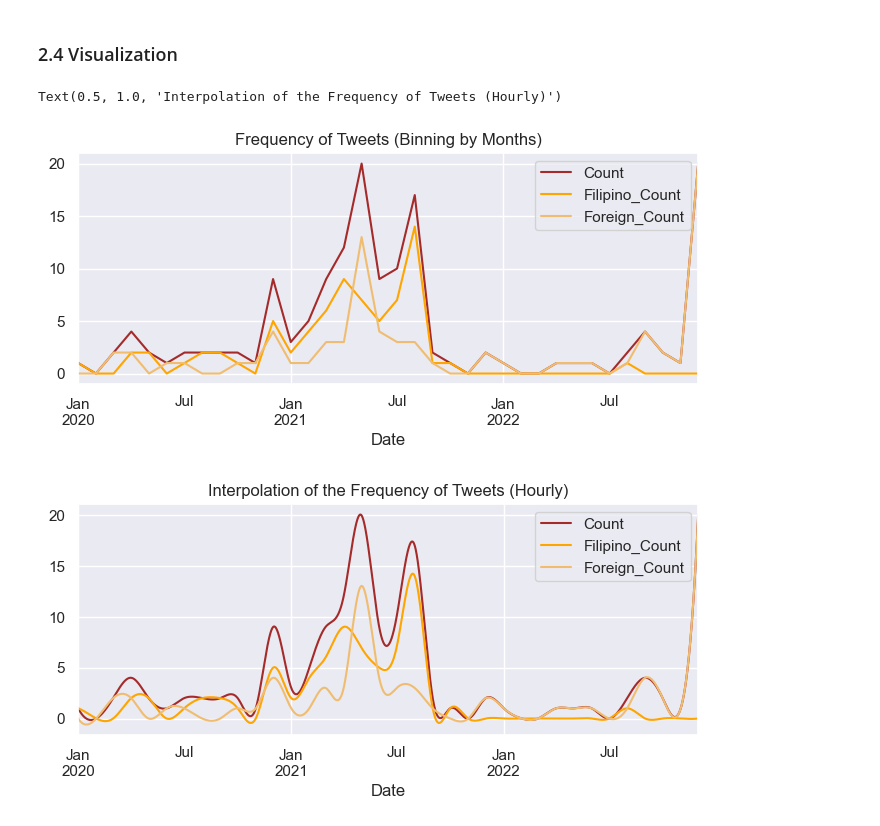
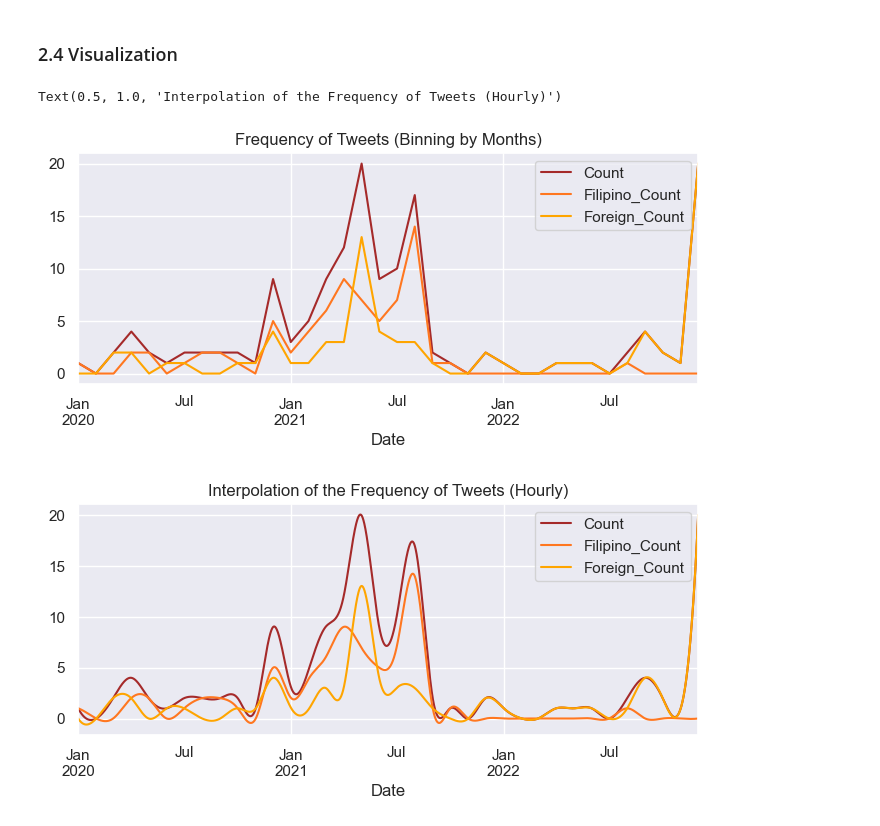
Before and after one commit to KituIco/cs132-g28-covid-vaccine-implants, a Jupyter notebook: misc/Data-Exploration-TimeSeries.ipynb, the cells around one changed output. Saved outputs shown, nothing was run; the diff lists cells and outputs as text; code cells hidden in the pictures.

Commit message:
adjusted colors

```diff
--- a/misc/Data-Exploration-TimeSeries.ipynb
+++ b/misc/Data-Exploration-TimeSeries.ipynb
@@ -230,13 +230,13 @@ df_interpolated
 # %% [markdown]
 ### 2.4 Visualization
 # %%
-color_dict = {'Count':'brown', 'Filipino_Count':'orange', 'Foreign_Count':'#F0BD70'}
+color_dict = {'Count':'brown', 'Filipino_Count':'#FF7720', 'Foreign_Count':'orange'}
 df_bin.plot(figsize=(8,3), color=[color_dict.get(x, '#333333') for x in df_bin.columns])
 plt.title("Frequency of Tweets (Binning by Months)")
 
 df_interpolated.plot(figsize=(8,3), color=[color_dict.get(x, '#333333') for x in df_interpolated.columns])
 plt.title("Interpolation of the Frequency of Tweets (Hourly)")
 # %% [output]
 Text(0.5, 1.0, 'Interpolation of the Frequency of Tweets (Hourly)')
-[figure, old version]
+[figure, new version]
-[figure, old version]
+[figure, new version]
```
